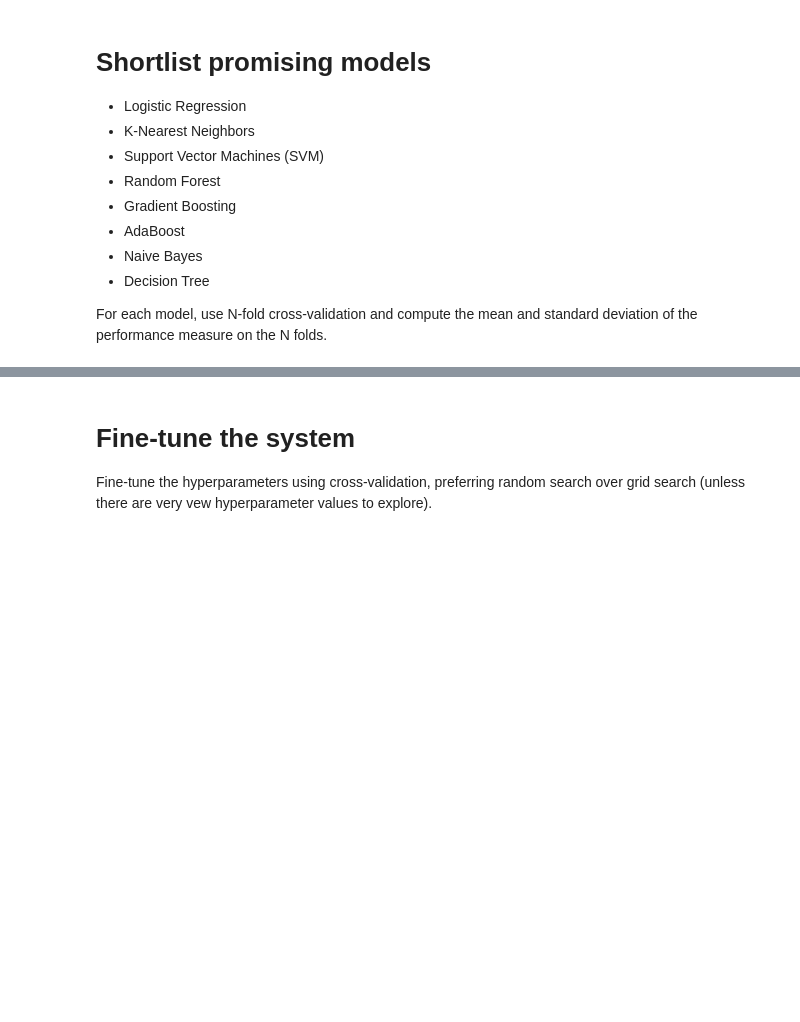
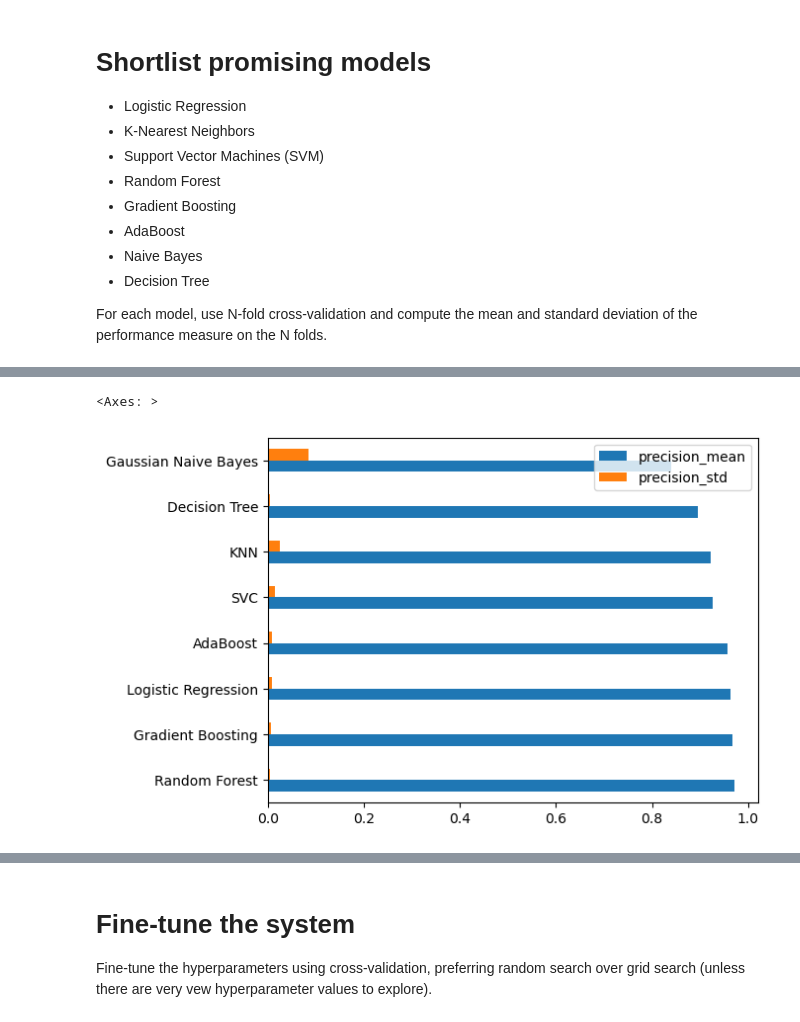
Before and after one commit to iherman10/spam-classification, a Jupyter notebook: spam_classification.ipynb, the cells around one changed output, grey strips where cells are left out. Drawn from its saved outputs; the diff is of its cells as text; code cells hidden in the pictures; blank space fills up the shorter version.

Commit message:
Test several models and compare precision

```diff
--- a/spam_classification.ipynb
+++ b/spam_classification.ipynb
@@ -549,0 +560,20 @@ For each model, use N-fold cross-validation and compute the mean and standard de
+# %%
+# Utility functions
+score_dict = {}
+def print_scores(scores, name):
+    print(f"""
+    {name} precision mean: {scores.mean()}
+    {name} precision std deviation: {scores.std()}
+    """)
+
+def test_model(model, path, name):
+    if not os.path.exists(f'arrays/{path}_cross_val_score.npy'):
+        if name == 'Gaussian Naive Bayes':
+            scores = cross_val_score(model, X_train_transformed.toarray(), y_train, cv=3, verbose=3, scoring='precision')
+        else:
+            scores = cross_val_score(model, X_train_transformed, y_train, cv=3, verbose=3, scoring='precision')
+        np.save(f'arrays/{path}_cross_val_score.npy', scores)
+    else:
+        scores = np.load(f'arrays/{path}_cross_val_score.npy')
+    score_dict[name] = (scores.mean(), scores.std())
+    print_scores(scores, name)
@@ -549,0 +654,6 @@ For each model, use N-fold cross-validation and compute the mean and standard de
+# %%
+score_df = pd.DataFrame.from_dict(score_dict, orient='index', columns=['precision_mean', 'precision_std']).sort_values('precision_mean', ascending=False)
+score_df.plot(kind='barh')
+# %% [output]
+<Axes: >
+[figure, added]
```
Also changed, not shown: parts of 12 cells of this notebook.
